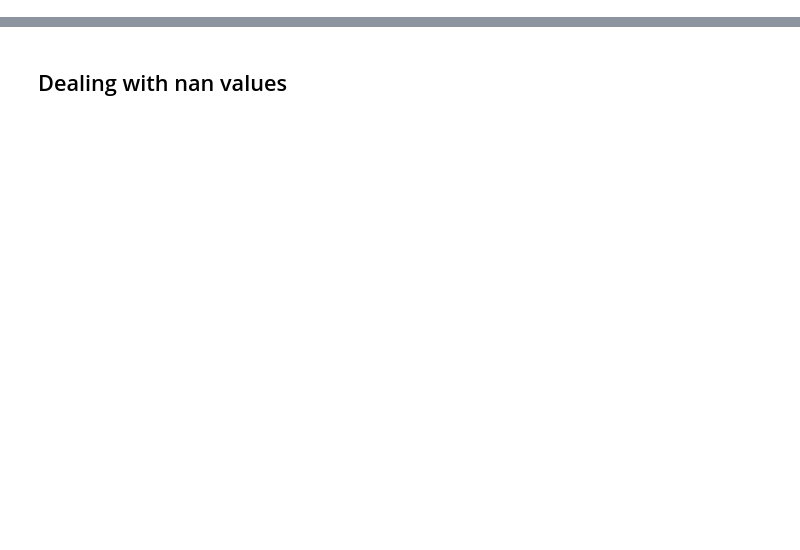
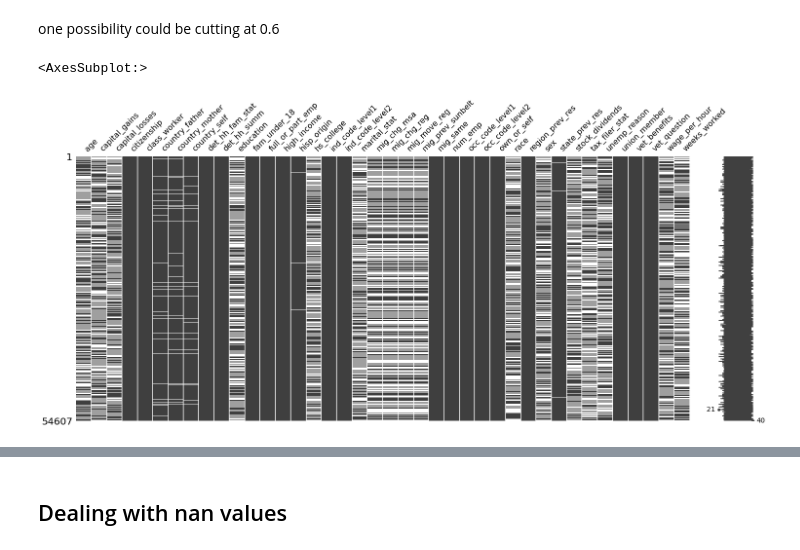
Before and after one commit to victorsamueldaniel/ML, a Jupyter notebook: Kaggle/Titled.ipynb, the cells around one changed output, grey strips where cells are left out. Saved outputs shown, nothing was run; the diff lists cells and outputs as text; code cells hidden in the pictures; blank space fills up the shorter version.

```diff
--- a/Kaggle/Titled.ipynb
+++ b/Kaggle/Titled.ipynb
@@ -87,0 +110,8 @@ df_at_least_one_missing
+# %% [markdown]
+one possibility could be cutting at 0.6
+# %%
+# Gives positional information of the missing values
+msno.matrix(df)
+# %% [output]
+<AxesSubplot:>
+[figure, added]
```
Also changed, not shown: parts of 27 cells of this notebook, 19 other files.
